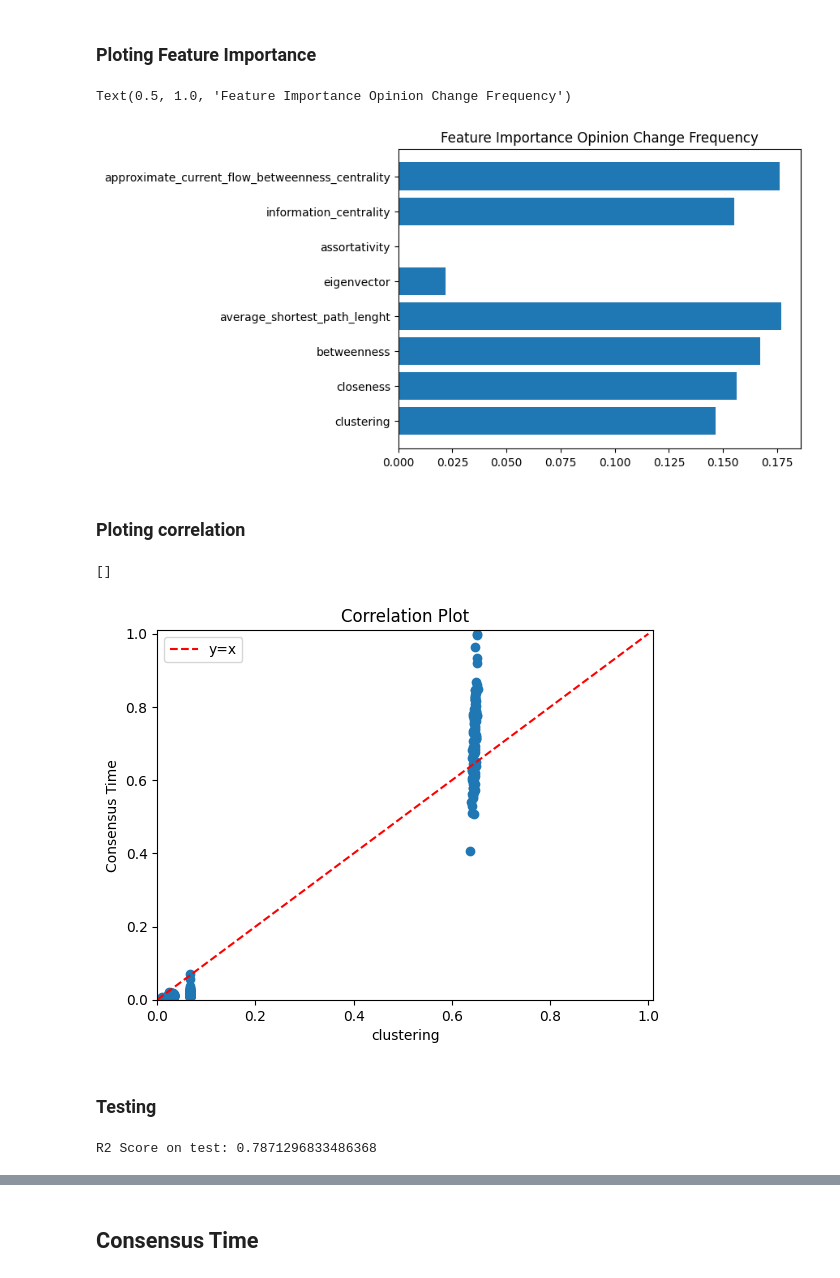
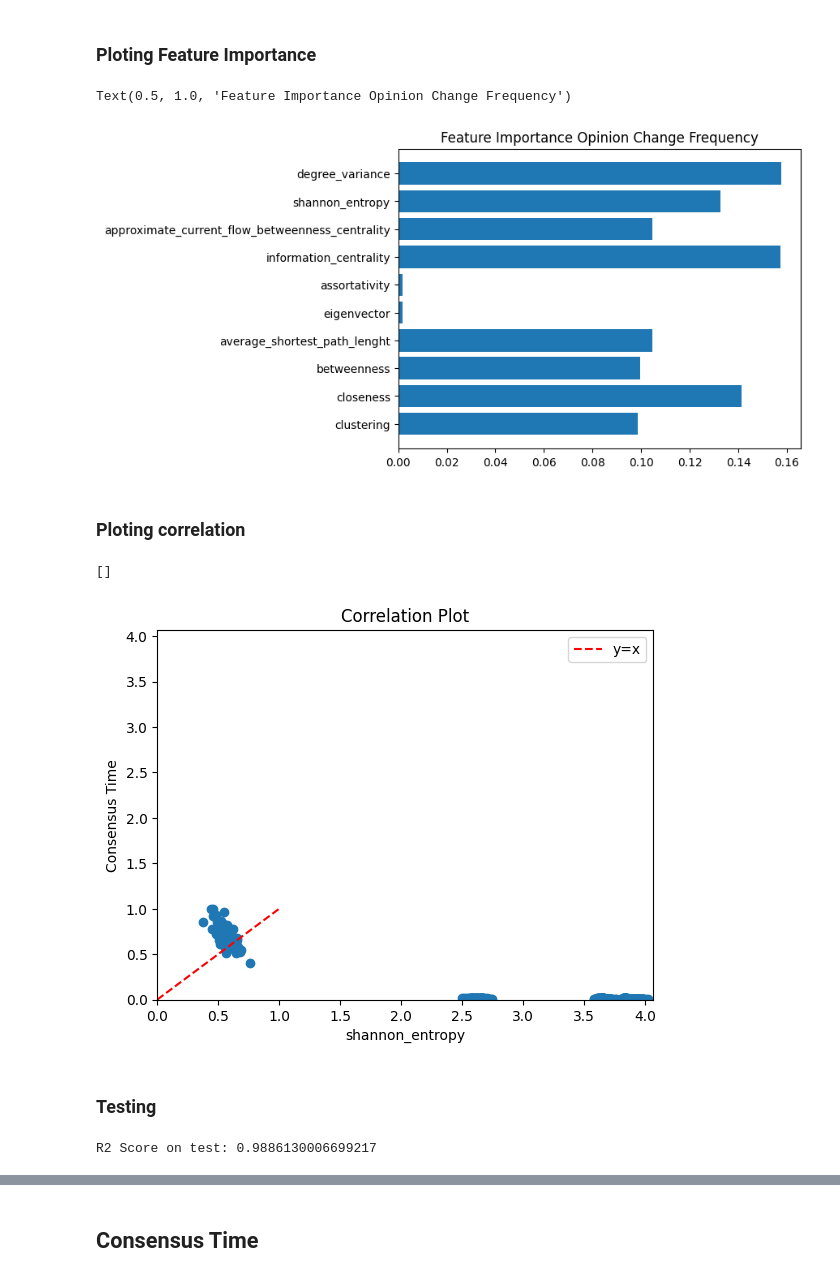
Before and after one commit to vitorfrois/SznajdNetworks, a Jupyter notebook: src/inference.ipynb, the cells around one changed output, grey strips where cells are left out. Saved outputs shown, nothing was run; the diff lists cells and outputs as text; code cells hidden in the pictures.

```diff
--- a/src/inference.ipynb
+++ b/src/inference.ipynb
@@ -362,19 +348,24 @@ Text(0.5, 1.0, 'Opinion Change Frequency')
 # %% [markdown]
 ### Ploting Feature Importance
 # %%
-model = RandomForestRegressor(**best_params)
+model = RandomForestRegressor(
+    **{
+        'max_features': 3,
+        'n_estimators': 400
+    }
+)
 model.fit(X_train, y_train)
 fig, ax = plt.subplots()
 ax.barh(FEATURES, model.feature_importances_)
 ax.set_title(f'Feature Importance Opinion Change Frequency')
 # %% [output]
 Text(0.5, 1.0, 'Feature Importance Opinion Change Frequency')
-[figure, old version]
+[figure, new version]
 # %% [markdown]
 ### Ploting correlation
 # %%
 fig, ax = plt.subplots()
-measure_to_plot = 'clustering'
+measure_to_plot = 'shannon_entropy'
 scaled_y = scaler.fit_transform(np.array(y).reshape(-1, 1))
 ax.scatter(X[measure_to_plot], scaled_y)
 ax.set_xlabel(measure_to_plot)
@@ -388,7 +379,7 @@ ax.set_title('Correlation Plot')
 plt.plot()
 # %% [output]
 []
-[figure, old version]
+[figure, new version]
 # %% [markdown]
 ### Testing
 # %%
@@ -396,7 +387,7 @@ y_test_pred = model.predict(X_test)
 score = r2_score(y_test, y_test_pred)
 print(f'R2 Score on test: {score}')
 # %% [output]
-R2 Score on test: 0.7871296833486368
+R2 Score on test: 0.9886130006699217
 # %%
 fig, ax = plt.subplots()
 ax.scatter(y_test, y_test_pred)
```
Also changed, not shown: parts of 13 cells of this notebook, 1 other file.
